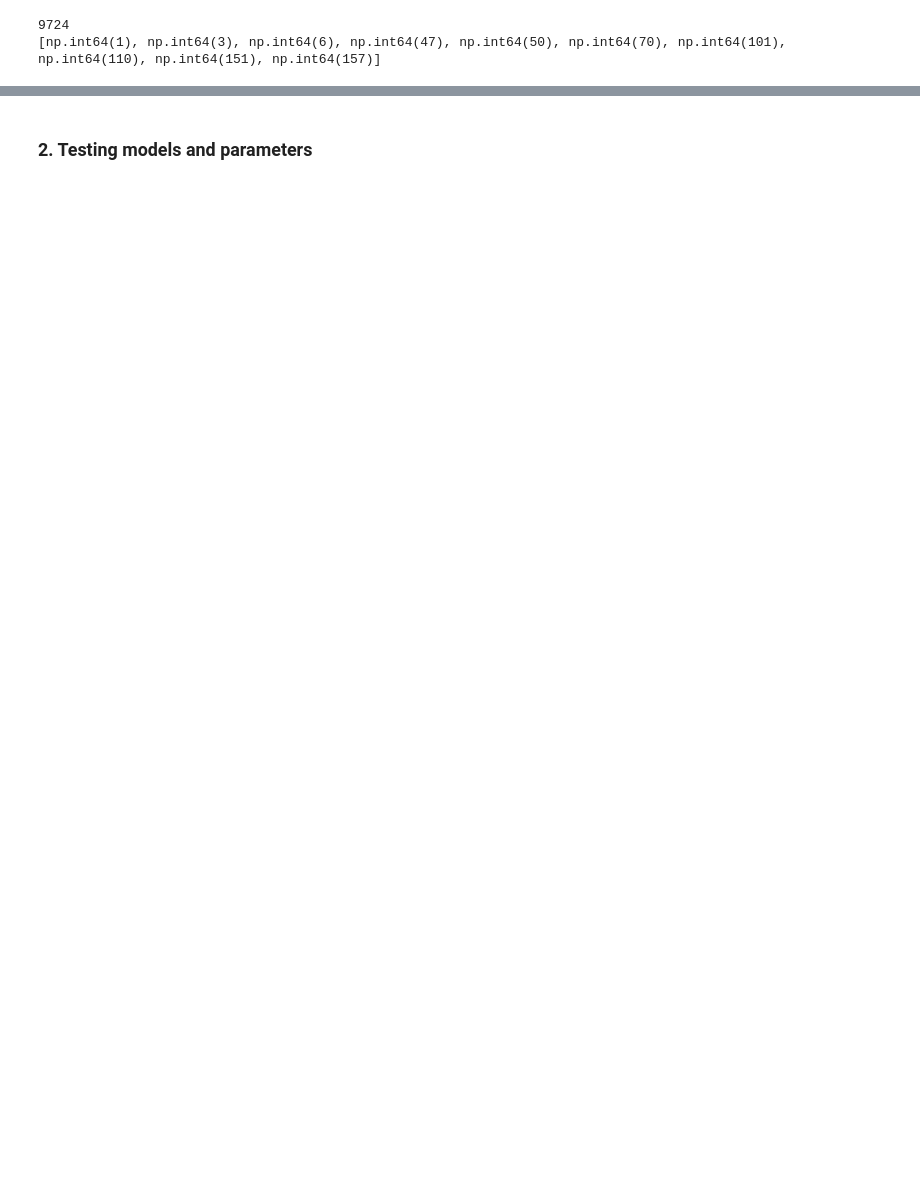
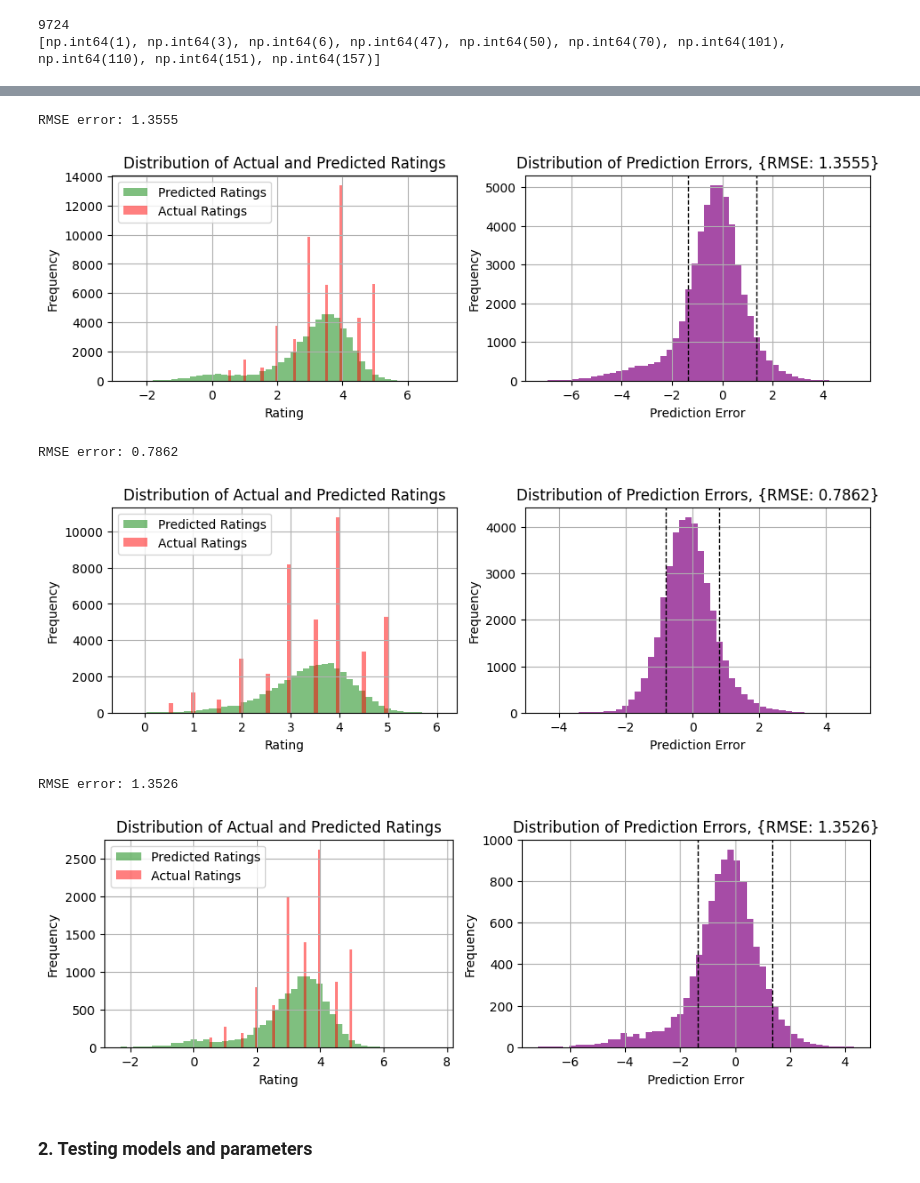
Before and after one commit to jzaletelj/OTK25, a Jupyter notebook: Lab_04/solutions/2026-07_MF_03a_S.ipynb, the cells around one changed output, grey strips where cells are left out. Saved outputs shown, nothing was run; the diff lists cells and outputs as text; code cells hidden in the pictures; blank space fills up the shorter version.

```diff
--- a/Lab_04/solutions/2026-07_MF_03a_S.ipynb
+++ b/Lab_04/solutions/2026-07_MF_03a_S.ipynb
@@ -266,7 +281,7 @@ mf = MatrixFactorization(n_factors=5, learning_rate=0.01, reg_param=0.01, n_epoc
 mf.build_maps(ratings)
 
 # Train the model
-mf.fit(train_data, test_data, convergence_threshold=1e-5)
+mf.fit(train_data, test_data, convergence_threshold=1e-2)
 
 # Calculate the number of parameters in the model
 num_params = mf.calculate_model_parameters()
@@ -408,7 +423,20 @@ def predict_errors_plot(input_data, model):
     return predictions
 # %%
 # 1.9 Plot predicted ratings and errors
-## pre = predict_errors_plot(eval_data, mf)
+pre = predict_errors_plot(eval_data, mf)
+
+# train data
+pre = predict_errors_plot(train_data, mf)
+
+# test data
+pre = predict_errors_plot(test_data, mf)
+# %% [output]
+RMSE error: 1.3555
+[figure, added]
+RMSE error: 0.7862
+[figure, added]
+RMSE error: 1.3526
+[figure, added]
 # %% [markdown]
 ### 2. Testing models and parameters
 # %%
```
Also changed, not shown: parts of 12 cells of this notebook, 3 other files.
